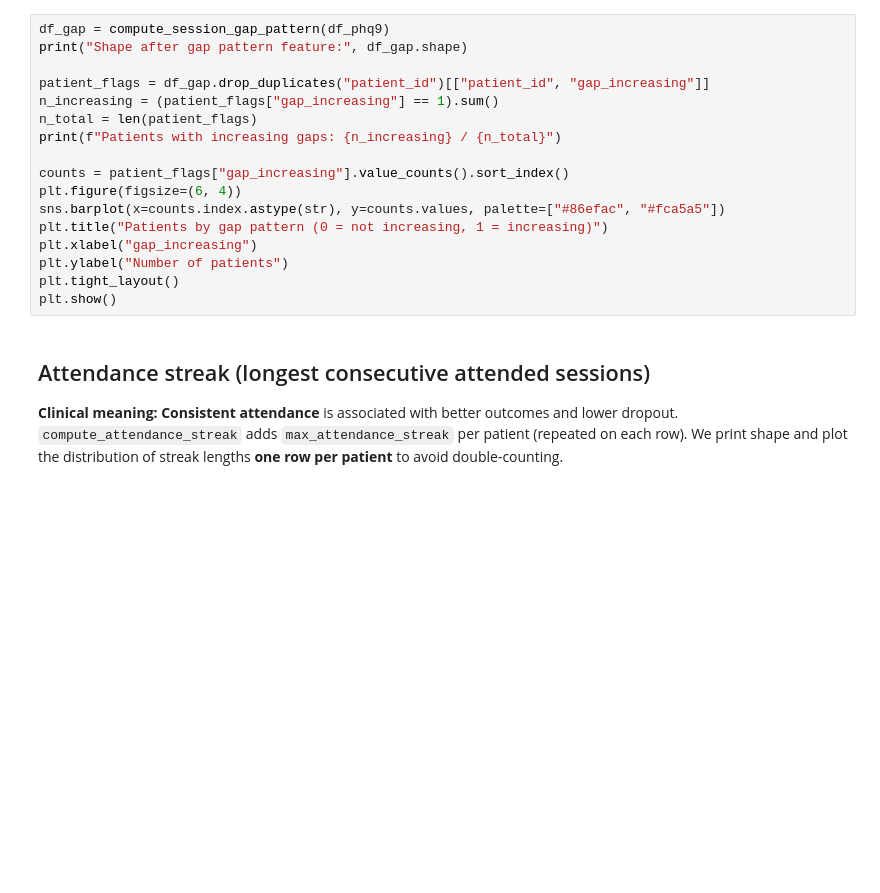
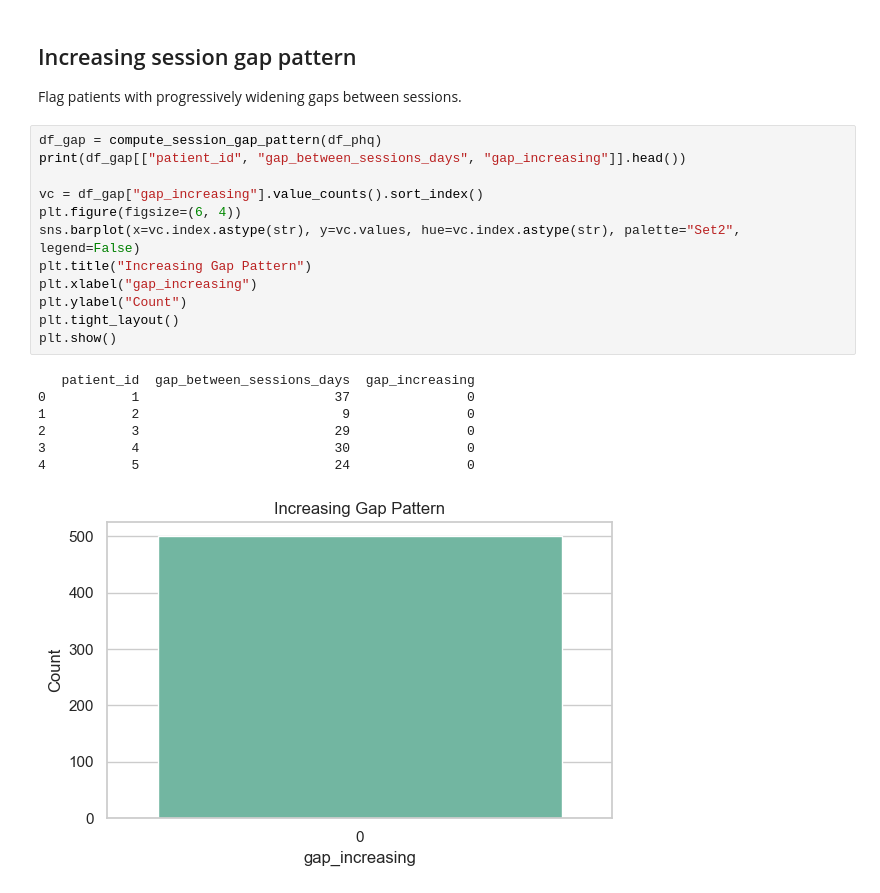
Before and after one commit to samartha04/therapy-dropout-prediction, a Jupyter notebook: notebooks/02_feature_engineering.ipynb, the cells around one changed output. Drawn from its saved outputs; the diff is of its cells as text; blank space fills up the shorter version.

```diff
--- a/notebooks/02_feature_engineering.ipynb
+++ b/notebooks/02_feature_engineering.ipynb
@@ -97,21 +92,24 @@ plt.show()
+# %% [markdown]
+## Increasing session gap pattern
+
+Flag patients with progressively widening gaps between sessions.
 # %%
-df_gap = compute_session_gap_pattern(df_phq9)
-print("Shape after gap pattern feature:", df_gap.shape)
+df_gap = compute_session_gap_pattern(df_phq)
+print(df_gap[["patient_id", "gap_between_sessions_days", "gap_increasing"]].head())
 
-patient_flags = df_gap.drop_duplicates("patient_id")[["patient_id", "gap_increasing"]]
-n_increasing = (patient_flags["gap_increasing"] == 1).sum()
-n_total = len(patient_flags)
-print(f"Patients with increasing gaps: {n_increasing} / {n_total}")
-
-counts = patient_flags["gap_increasing"].value_counts().sort_index()
+vc = df_gap["gap_increasing"].value_counts().sort_index()
 plt.figure(figsize=(6, 4))
-sns.barplot(x=counts.index.astype(str), y=counts.values, palette=["#86efac", "#fca5a5"])
-plt.title("Patients by gap pattern (0 = not increasing, 1 = increasing)")
+sns.barplot(x=vc.index.astype(str), y=vc.values, hue=vc.index.astype(str), palette="Set2", legend=False)
+plt.title("Increasing Gap Pattern")
 plt.xlabel("gap_increasing")
-plt.ylabel("Number of patients")
+plt.ylabel("Count")
 plt.tight_layout()
 plt.show()
+# %% [output]
+   patient_id  gap_between_sessions_days  gap_increasing
+0           1                         37               0
+1           2                          9               0
+2           3                         29               0
+3           4                         30               0
+4           5                         24               0
+[figure, added]
-# %% [markdown]
-## Attendance streak (longest consecutive attended sessions)
-
-**Clinical meaning:** **Consistent attendance** is associated with better outcomes and lower dropout. `compute_attendance_streak` adds `max_attendance_streak` per patient (repeated on each row). We print shape and plot the distribution of streak lengths **one row per patient** to avoid double-counting.
```
Also changed, not shown: parts of 25 cells of this notebook, 19 other files.
